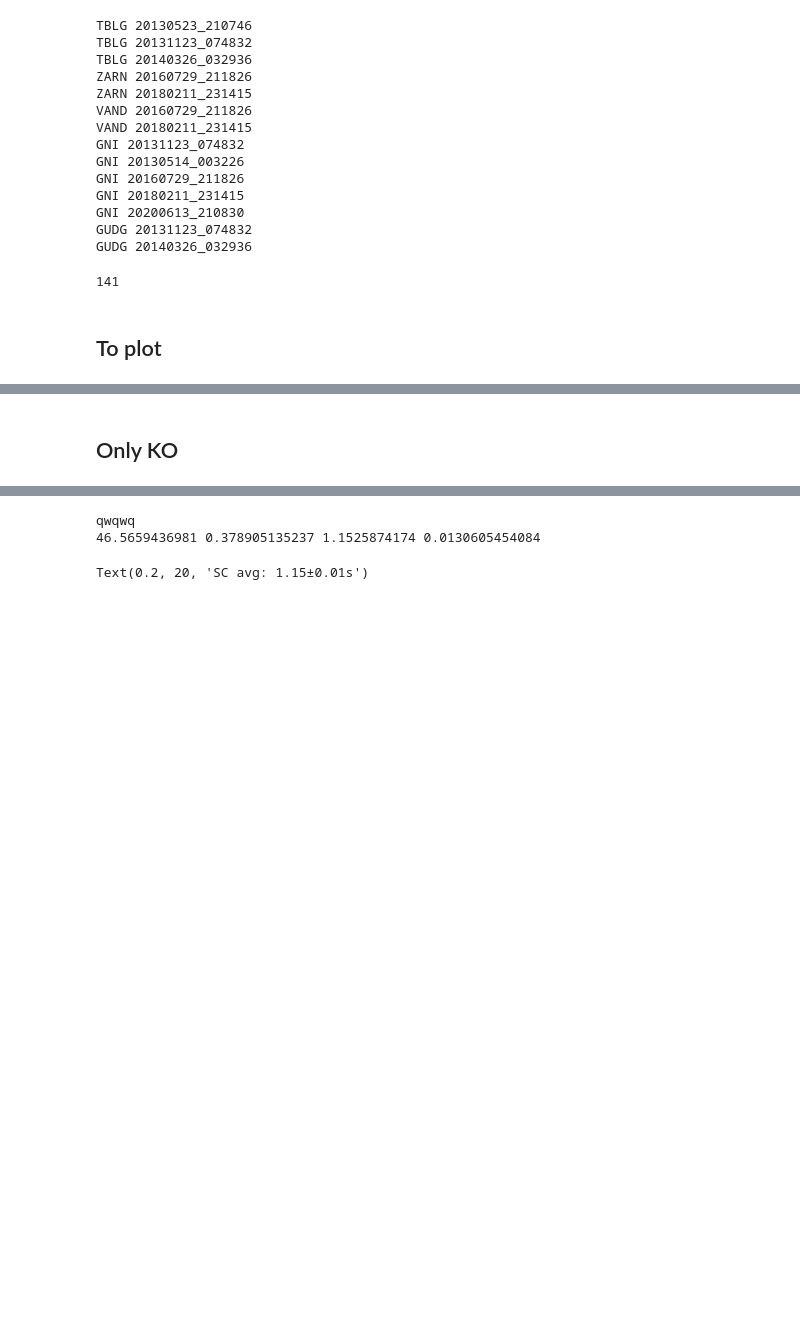
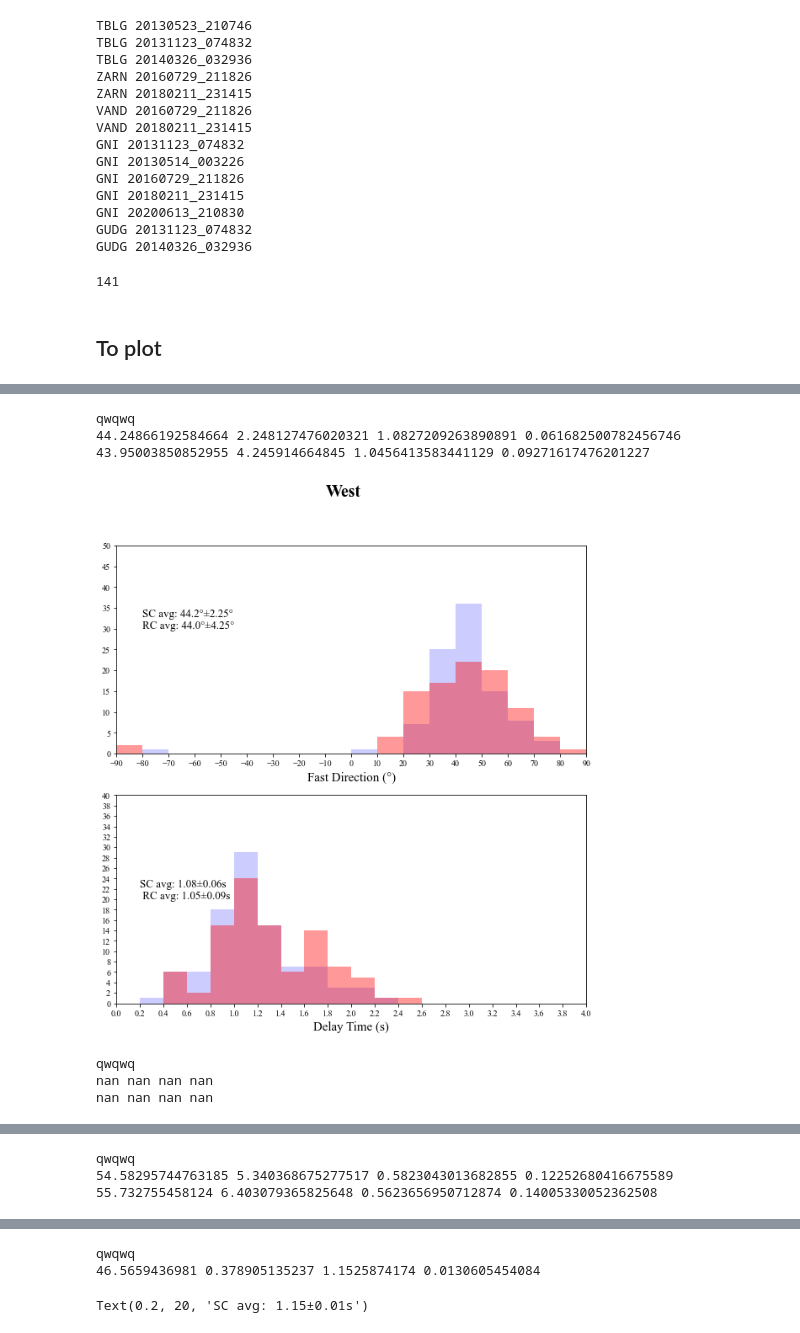
Before and after one commit to jhtong33/Python, a Jupyter notebook: 16.Statistics_phi_dt.ipynb, the cells around one changed output, grey strips where cells are left out. Drawn from its saved outputs; the diff is of its cells as text; code cells hidden in the pictures; blank space fills up the shorter version.

```diff
--- a/16.Statistics_phi_dt.ipynb
+++ b/16.Statistics_phi_dt.ipynb
@@ -261,2 +213,63 @@ qwqwq
-# %% [markdown]
-## Only KO
+# %%
+plt.rc('font',family='Times New Roman')
+bin_phi=np.arange(-90,90+1,10)
+bin_dt=np.arange(0,4+0.1,0.2)
+for key in Class.keys():
+    plt.figure(figsize=(10,10))
+    newdf = locals()[f'df_{key}'][locals()[f'df_{key}']['Null']==False]
+    newdf = newdf[newdf['Quality']!='Poor']
+
+    ax1 = plt.subplot(211)
+    nR,binsS,jR=plt.hist(newdf['RCphi'],bins=bin_phi, color='blue', alpha=0.2,linewidth=2.5)#, histtype='step') #alpha=0.3, width=0.2
+    nS,binsS,jR=plt.hist(newdf['SCphi'],bins=bin_phi, width=10, alpha=0.4,color='red')
+    plt.xlim(-90,90)
+    plt.ylim(0,50)
+    plt.xlabel('Fast Direction (°)',fontsize=15)
+    ax1.xaxis.set_major_locator(MultipleLocator(10))
+    ax1.yaxis.set_major_locator(MultipleLocator(5))
+    ax2 = plt.subplot(212)
+
+    plt.hist(newdf['RCdt'],bins=bin_dt,color='blue',linewidth=2.5, alpha=0.2)#,histtype='step') #alpha=0.3, width=0.2
+    plt.hist(newdf['SCdt'],bins=bin_dt,color='red', alpha=0.4, width=0.2)
+    plt.xlim(0,4)
+    plt.ylim(0,40)
+    plt.xlabel('Delay Time (s)',fontsize=15)
+    ax2.xaxis.set_major_locator(MultipleLocator(0.2))
+    ax2.yaxis.set_major_locator(MultipleLocator(2))
+
+    if key == 'West' or key == 'Lesser' or key == 'AM':
+        print('qwqwq')
+        avg_angle_SC,std_angle_SC,avg_dt_SC,std_dt_SC = angle_mean(newdf['SCdt'], newdf['SCphi'], newdf['SCDdt'], newdf['SCDphi'])
+        avg_angle_RC,std_angle_RC,avg_dt_RC,std_dt_RC = angle_mean(newdf['RCdt'], newdf['RCphi'], newdf['RCDdt'], newdf['RCDphi'])
+        plt.subplot(211)
+        plt.text(-80,30,f'SC avg: {round(avg_angle_SC,1)}°±{round(std_angle_SC,2)}°\nRC avg: {round(avg_angle_RC,1)}°±{round(std_angle_RC,2)}°',fontsize=13,ha='left')
+        plt.subplot(212)
+        plt.text(0.2,20,f"SC avg: {round(avg_dt_SC,2)}±{round(std_dt_SC,2)}s\n RC avg: {round(avg_dt_RC,2)}±{round(std_dt_RC,2)}s",fontsize=13,ha='left')
+#         plt.title(f', {round(avg_dt_SC,2)}±{round(std_dt_SC,2)}s)\n, {round(avg_dt_RC,2)}±{round(std_dt_RC,2)}s)')
+#     elif key == 'AM':
+#         print('ewewewewew')
+#         caldf = newdf[newdf['SCphi']>0]
+#         avg_angle_SC,std_angle_SC,avg_dt_SC,std_dt_SC = angle_mean(caldf['SCdt'], caldf['SCphi'], caldf['SCDdt'], caldf['SCDphi'])
+#         avg_angle_RC,std_angle_RC,avg_dt_RC,std_dt_RC = angle_mean(caldf['RCdt'], caldf['RCphi'], caldf['RCDdt'], caldf['RCDphi'])
+#         plt.subplot(211)
+#         plt.text(x=25,y=19,s=f'SC avg: ({round(avg_angle_SC,1)}°±{round(std_angle_SC,0)}°, {round(avg_dt_SC,2)}±{round(std_dt_SC,1)}s)\nRC avg: ({round(avg_angle_RC,1)}°±{round(std_angle_RC,0)}°, {round(avg_dt_RC,2)}±{round(std_dt_RC,1)}s)',fontsize=14)
+
+#         caldf_ = newdf[newdf['SCphi']<0]
+#         avg_angle_SC,std_angle_SC,avg_dt_SC,std_dt_SC = angle_mean(caldf_['SCdt'], caldf_['SCphi'], caldf_['SCDdt'], caldf_['SCDphi'])
+#         avg_angle_RC,std_angle_RC,avg_dt_RC,std_dt_RC = angle_mean(caldf_['RCdt'], caldf_['RCphi'], caldf_['RCDdt'], caldf_['RCDphi'])
+#         plt.text(x=-80,y=8,s=f'SC avg: ({round(avg_angle_SC,1)}°±{round(std_angle_SC,0)}°, {round(avg_dt_SC,2)}±{round(std_dt_SC,1)}s)\nRC avg: ({round(avg_angle_RC,1)}°±{round(std_angle_RC,0)}°, {round(avg_dt_RC,2)}±{round(std_dt_RC,1)}s)',ha='left',fontsize=12)
+    plt.suptitle(key,fontsize=20,fontweight='bold')
+#     plt.savefig(f'{SAVEpath}/Histogram_{key}.png',dpi=150,bbox_inches='tight',facecolor='white')
+#     plt.savefig(f'{SAVEpath}/Histogram_{key}.pdf')
+    plt.show()
+    plt.close()
+
+## Only KO
+# %% [output]
+qwqwq
+44.24866192584664 2.248127476020321 1.0827209263890891 0.061682500782456746
+43.95003850852955 4.245914664845 1.0456413583441129 0.09271617476201227
+[figure, added]
+qwqwq
+nan nan nan nan
+nan nan nan nan
@@ -262,0 +277,3 @@ qwqwq
+qwqwq
+54.58295744763185 5.340368675277517 0.5823043013682855 0.12252680416675589
+55.732755458124 6.403079365825648 0.5623656950712874 0.14005330052362508
```
Also changed, not shown: parts of 8 cells of this notebook, 7 other files.
